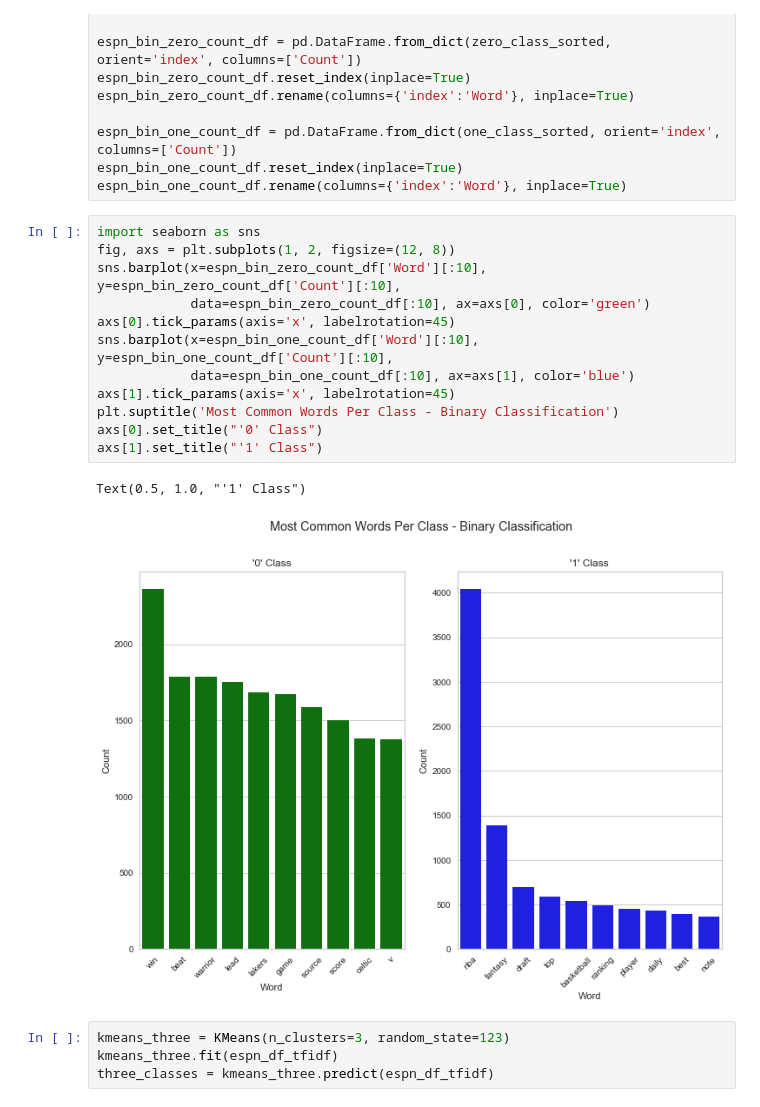
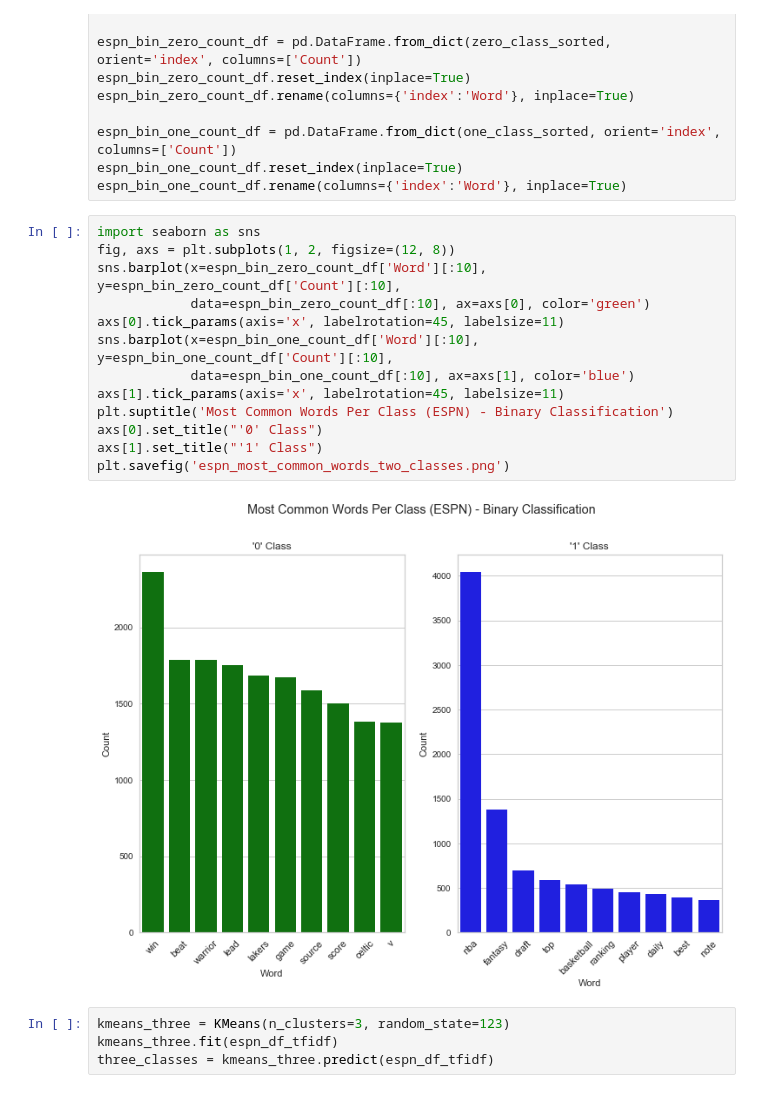
Before and after one commit to jeremy-lee93/capstone-project, a Jupyter notebook: webscraping_headlines.ipynb, the cells around one changed output. Drawn from its saved outputs; the diff is of its cells as text.

Commit message:
created figures for most common words

```diff
--- a/webscraping_headlines.ipynb
+++ b/webscraping_headlines.ipynb
@@ -904,18 +904,18 @@ espn_bin_one_count_df.rename(columns={'index':'Word'}, inplace=True)
 # %%
 import seaborn as sns
 fig, axs = plt.subplots(1, 2, figsize=(12, 8))
 sns.barplot(x=espn_bin_zero_count_df['Word'][:10], y=espn_bin_zero_count_df['Count'][:10],
             data=espn_bin_zero_count_df[:10], ax=axs[0], color='green')
-axs[0].tick_params(axis='x', labelrotation=45)
+axs[0].tick_params(axis='x', labelrotation=45, labelsize=11)
 sns.barplot(x=espn_bin_one_count_df['Word'][:10], y=espn_bin_one_count_df['Count'][:10],
             data=espn_bin_one_count_df[:10], ax=axs[1], color='blue')
-axs[1].tick_params(axis='x', labelrotation=45)
-plt.suptitle('Most Common Words Per Class - Binary Classification')
+axs[1].tick_params(axis='x', labelrotation=45, labelsize=11)
+plt.suptitle('Most Common Words Per Class (ESPN) - Binary Classification')
 axs[0].set_title("'0' Class")
 axs[1].set_title("'1' Class")
+plt.savefig('espn_most_common_words_two_classes.png')
 # %% [output]
-Text(0.5, 1.0, "'1' Class")
-[figure, old version]
+[figure, new version]
 # %%
 kmeans_three = KMeans(n_clusters=3, random_state=123)
 kmeans_three.fit(espn_df_tfidf)
```
Also changed, not shown: parts of 24 cells of this notebook, 2 other files.
